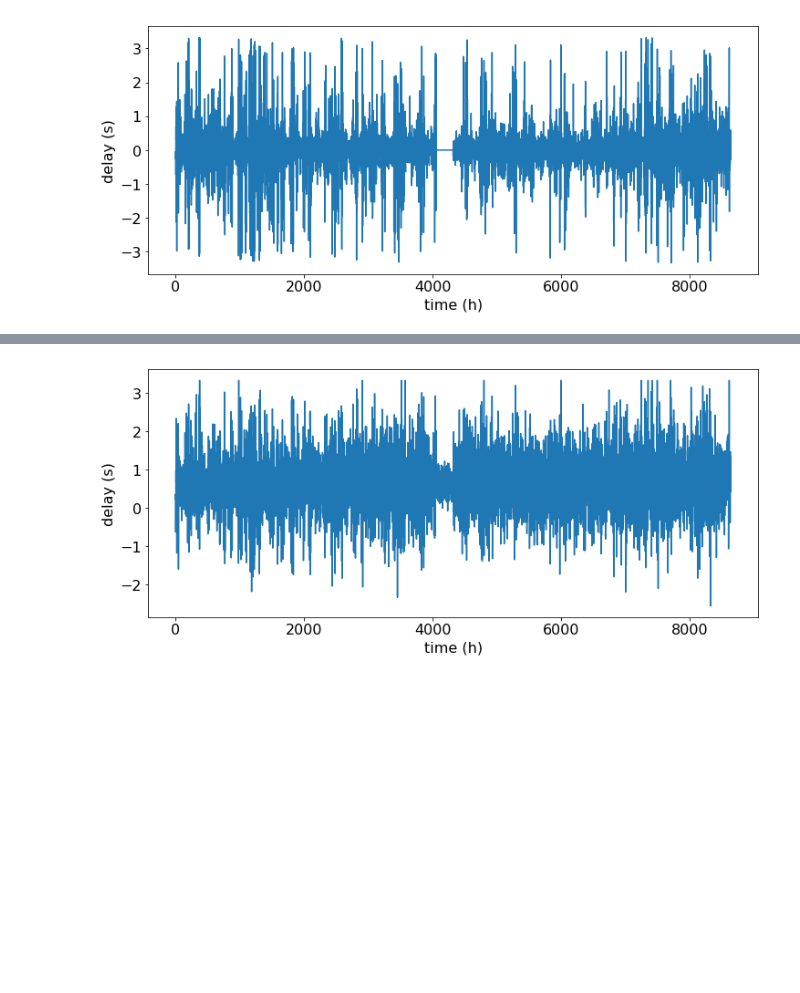
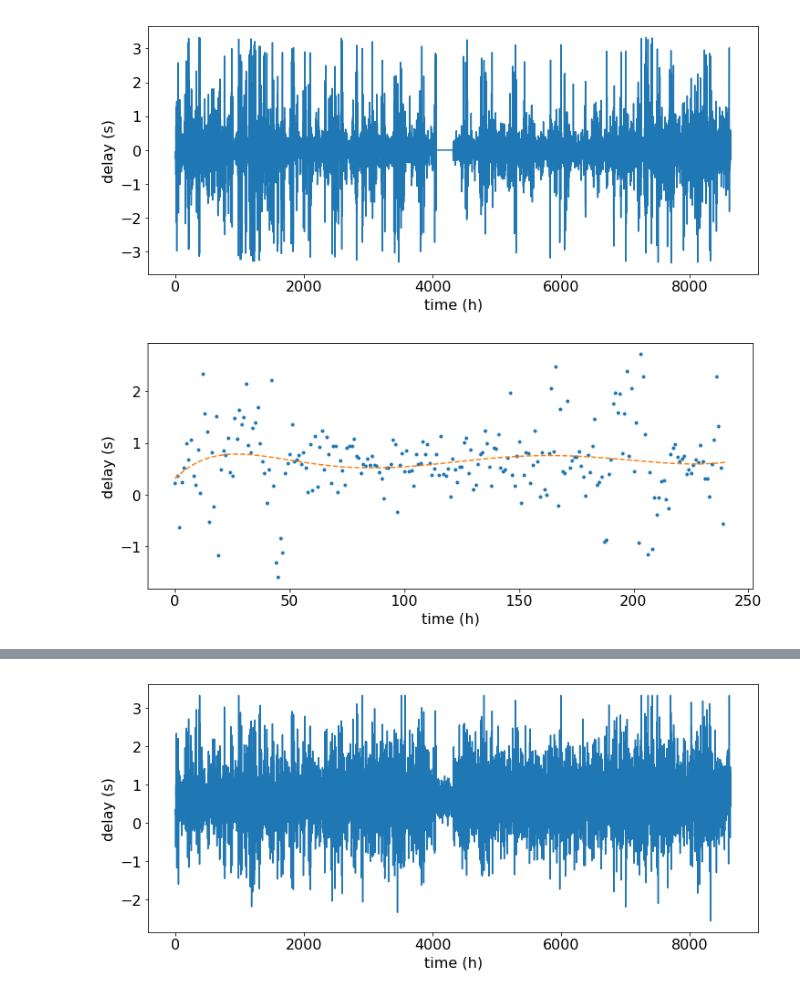
Before and after one commit to janguera/seismic-monitors-time-delay, a Jupyter notebook: Graph denoising Notebook.ipynb, the cells around one changed output, grey strips where cells are left out. Cells and saved outputs as stored; diff of their text form; code cells hidden in the pictures; blank space fills up the shorter version.

```diff
--- a/Graph denoising Notebook.ipynb
+++ b/Graph denoising Notebook.ipynb
@@ -291,3 +329,23 @@ plt.ylabel('delay (s)', fontsize=16)
 plt.show()
 # %% [output]
 [figure]
+# %%
+z = np.polyfit(range(240), asd[0:240,1,0], 6)
+p = np.poly1d(z)
+xp = np.linspace(0, 240, 240)
+
+
+width = 12
+height = 5
+plt.figure(figsize=(width, height))
+plt.plot(range(len(asd[0:240,1,0])), asd[0:240,1,0], ".", xp, p(xp), "--")
+plt.xlabel('time (h)', fontsize=16)
+plt.yticks(fontsize=16)
+plt.xticks(fontsize=16)
+plt.ylabel('delay (s)', fontsize=16)
+# plt.title("Denoised time delay data.")
+#plt.plot([i for i in range(1,25)], data_2[0][0])
+#plt.ylabel('some numbers')
+plt.show()
+# %% [output]
+[figure, added]
```
Also changed, not shown: parts of 9 cells of this notebook, 6 other files.
